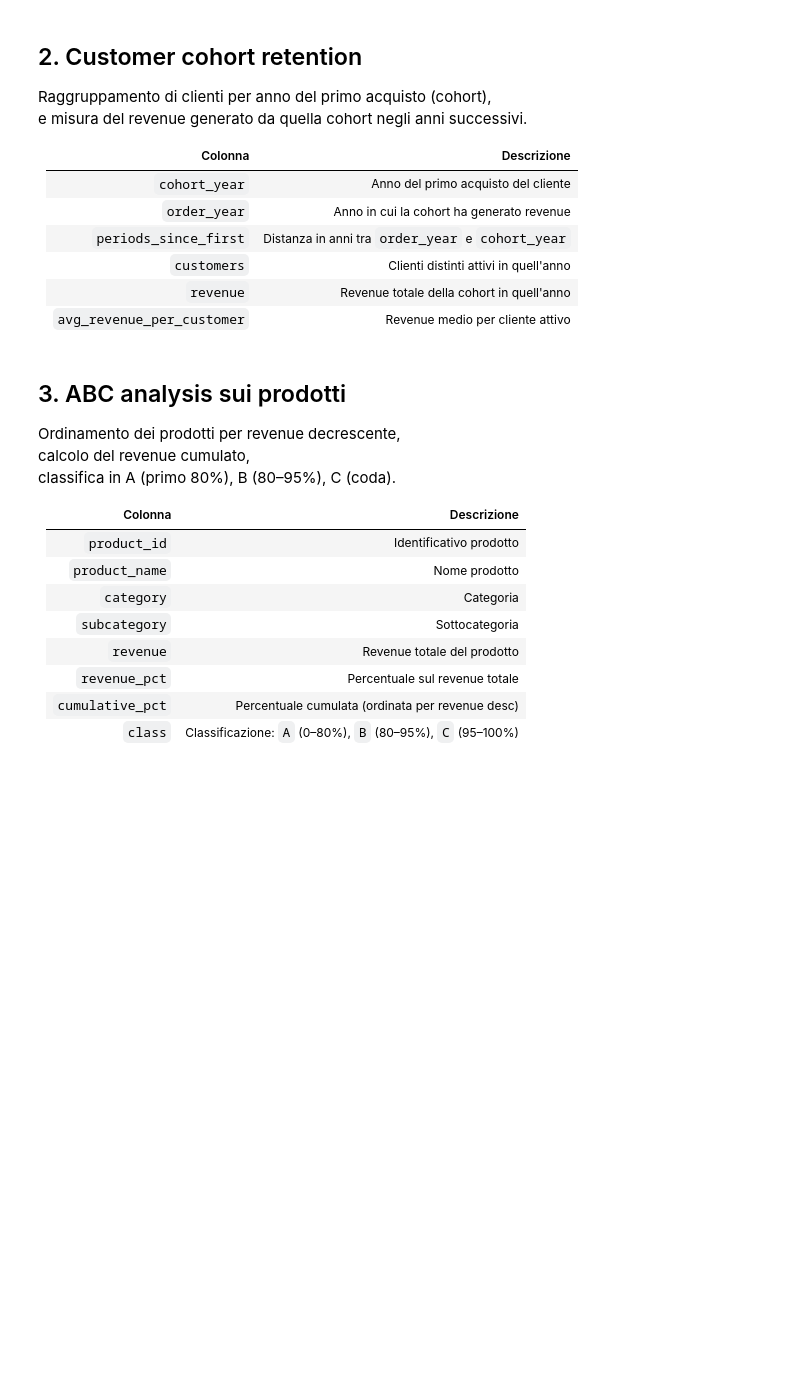
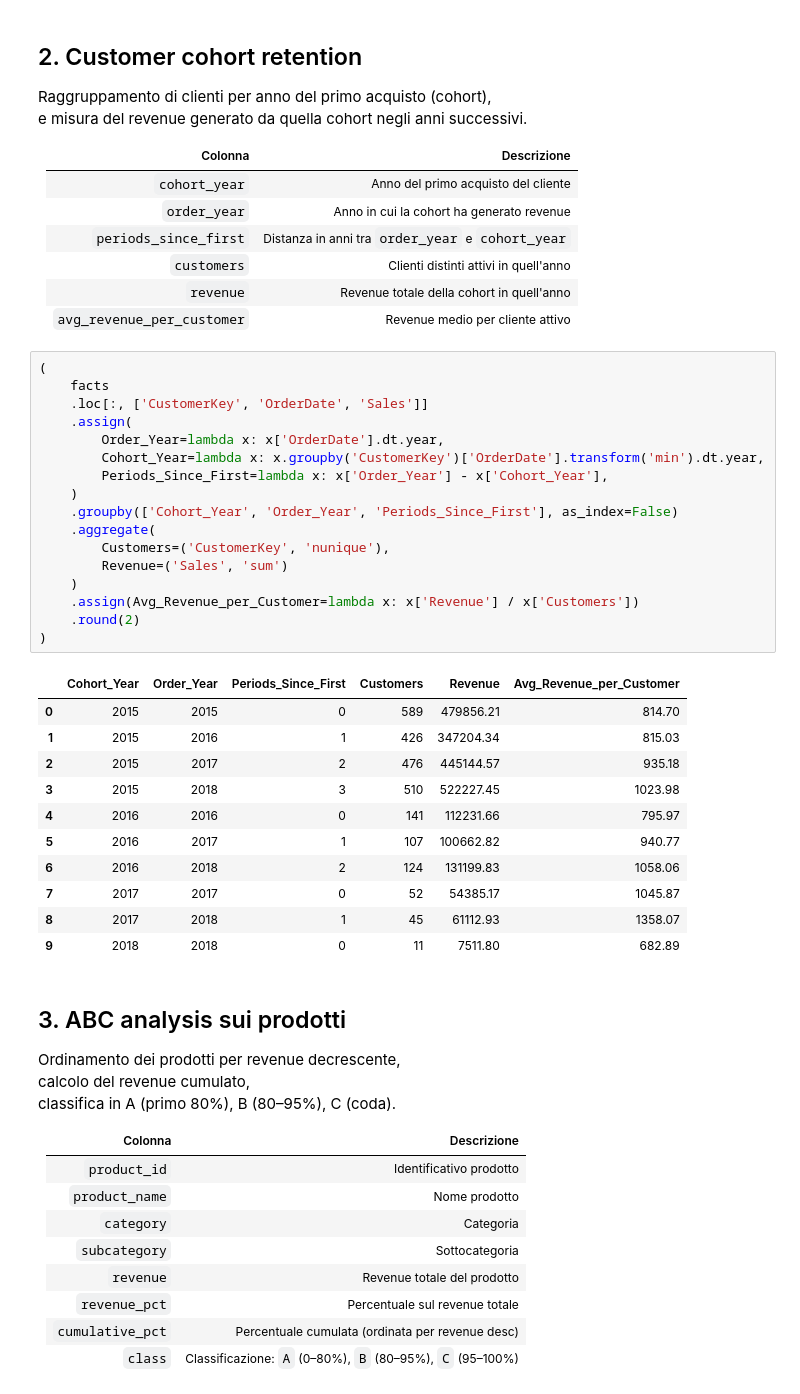
Before and after one commit to macontini/SuperStore, a Jupyter notebook: queries/pandas.ipynb, the cells around one changed output. Cells and saved outputs as stored; diff of their text form; blank space fills up the shorter version.

```diff
--- a/queries/pandas.ipynb
+++ b/queries/pandas.ipynb
@@ -63,6 +95,35 @@ e misura del revenue generato da quella cohort negli anni successivi.
 | `customers`                | Clienti distinti attivi in quell'anno |
 | `revenue`                  | Revenue totale della cohort in quell'anno |
 | `avg_revenue_per_customer` | Revenue medio per cliente attivo |
+# %%
+(
+    facts
+    .loc[:, ['CustomerKey', 'OrderDate', 'Sales']]
+    .assign(
+        Order_Year=lambda x: x['OrderDate'].dt.year,
+        Cohort_Year=lambda x: x.groupby('CustomerKey')['OrderDate'].transform('min').dt.year,
+        Periods_Since_First=lambda x: x['Order_Year'] - x['Cohort_Year'],
+    )
+    .groupby(['Cohort_Year', 'Order_Year', 'Periods_Since_First'], as_index=False)
+    .aggregate(
+        Customers=('CustomerKey', 'nunique'),
+        Revenue=('Sales', 'sum')
+    )
+    .assign(Avg_Revenue_per_Customer=lambda x: x['Revenue'] / x['Customers'])
+    .round(2)
+)
+# %% [output]
+|  | Cohort_Year | Order_Year | Periods_Since_First | Customers | Revenue | Avg_Revenue_per_Customer |
+| 0 | 2015 | 2015 | 0 | 589 | 479856.21 | 814.70 |
+| 1 | 2015 | 2016 | 1 | 426 | 347204.34 | 815.03 |
+| 2 | 2015 | 2017 | 2 | 476 | 445144.57 | 935.18 |
+| 3 | 2015 | 2018 | 3 | 510 | 522227.45 | 1023.98 |
+| 4 | 2016 | 2016 | 0 | 141 | 112231.66 | 795.97 |
+| 5 | 2016 | 2017 | 1 | 107 | 100662.82 | 940.77 |
+| 6 | 2016 | 2018 | 2 | 124 | 131199.83 | 1058.06 |
+| 7 | 2017 | 2017 | 0 | 52 | 54385.17 | 1045.87 |
+| 8 | 2017 | 2018 | 1 | 45 | 61112.93 | 1358.07 |
+| 9 | 2018 | 2018 | 0 | 11 | 7511.80 | 682.89 |
 # %% [markdown]
 ## 3. ABC analysis sui prodotti
 
```
Also changed, not shown: parts of 5 cells of this notebook.
